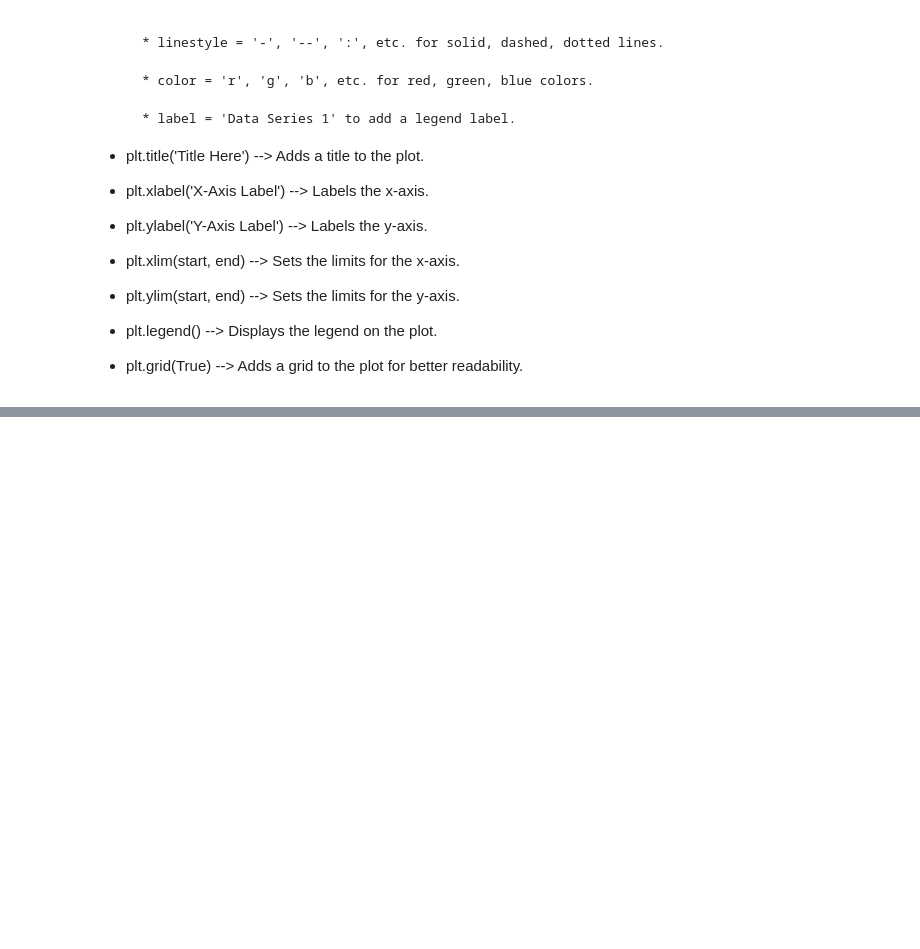
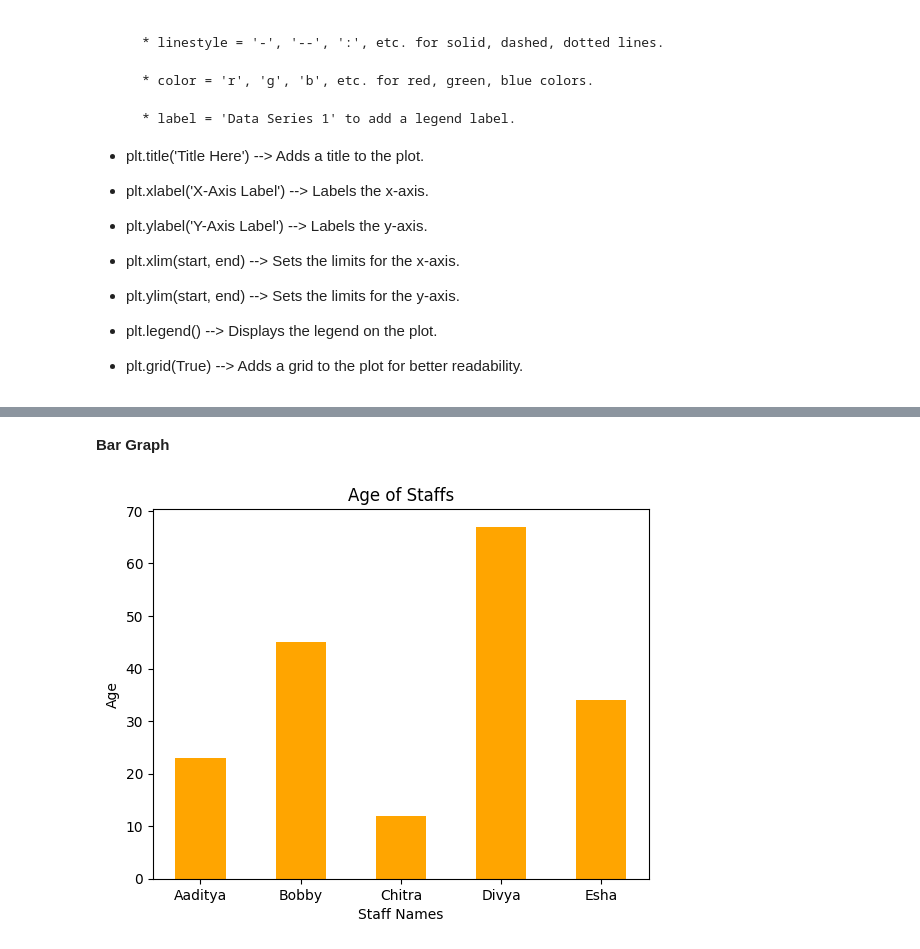
Before and after one commit to aadityaray2004/Recall-libraries, a Jupyter notebook: Recalls/Matplotlib/basic_intro.ipynb, the cells around one changed output, grey strips where cells are left out. Cells and saved outputs as stored; diff of their text form; code cells hidden in the pictures; blank space fills up the shorter version.

```diff
--- a/Recalls/Matplotlib/basic_intro.ipynb
+++ b/Recalls/Matplotlib/basic_intro.ipynb
@@ -87,0 +107,12 @@ plt.show()
+# %% [markdown]
+**Bar Graph**
+# %%
+Age = [23, 45, 12, 67, 34]
+staffs = ["Aaditya", "Bobby", "Chitra", "Divya", "Esha"]
+plt.bar(staffs, Age, color = "orange", width = 0.5) # Bar plot with customizations
+plt.title("Age of Staffs") # Title of the plot
+plt.xlabel("Staff Names") # Label for x-axis
+plt.ylabel("Age") # Label for y-axis
+plt.show() # Display the plot
+# %% [output]
+[figure, added]
```
Also changed, not shown: parts of 10 cells of this notebook.
